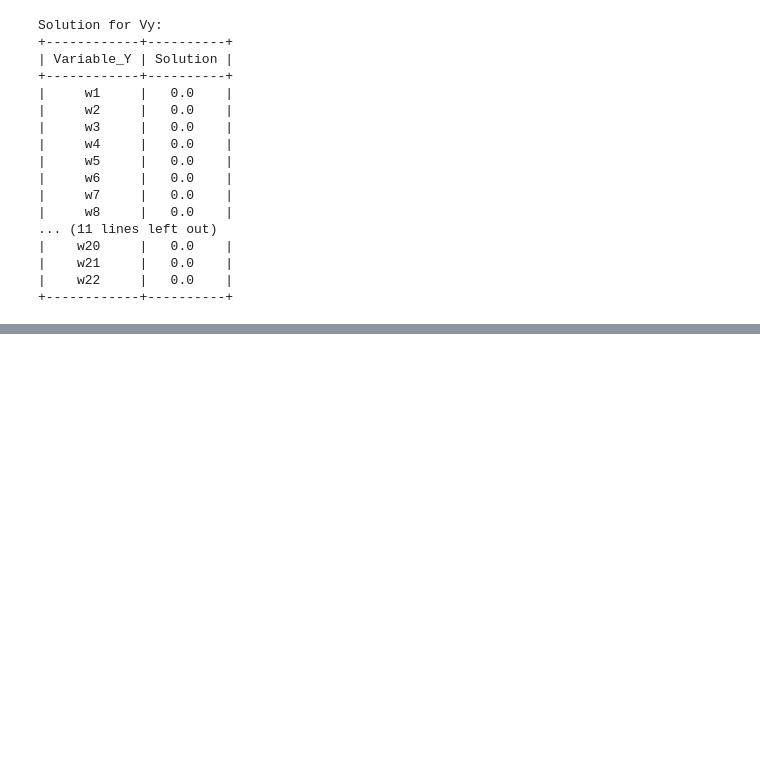
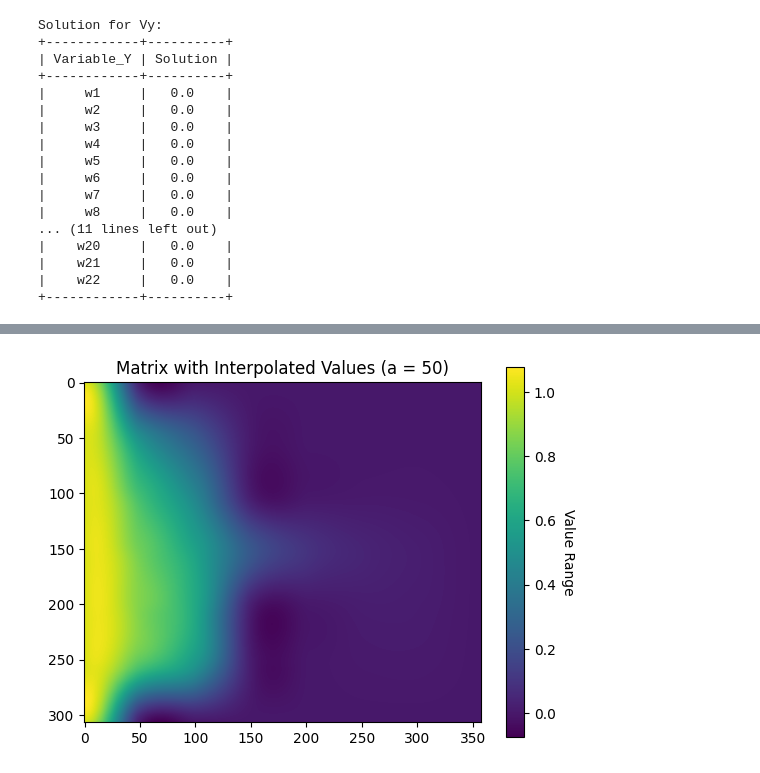
Before and after one commit to TheCryss/Fluid-Simulation, a Jupyter notebook: Simulacion.ipynb, the cells around one changed output, grey strips where cells are left out. Saved outputs shown, nothing was run; the diff lists cells and outputs as text; code cells hidden in the pictures; blank space fills up the shorter version.

Commit message:
Adding the visualization with bicubic interpolation

```diff
--- a/Simulacion.ipynb
+++ b/Simulacion.ipynb
@@ -657,0 +827,16 @@ Solution for Vy:
+# %%
+def calculate_all_beta_vectors(matrix):
+    """
+    Calculate all beta vectors required for bicubic splines using a given matrix.
+    """
+    matrix_dimensions = matrix.shape
+    beta_vectors = []
+
+    # Iterate over each area, determining the corresponding beta vector
+    for start_y in range(matrix_dimensions[0] - 1):
+        for start_x in range(matrix_dimensions[1] - 1):
+            current_area = [start_x, start_y]
+            beta_vector = calculate_beta_for_area(matrix, current_area)
+            beta_vectors.append(beta_vector)
+
+    return beta_vectors
@@ -657,0 +1009,31 @@ Solution for Vy:
+# %%
+import matplotlib.pyplot as plt
+
+# Set the amplification factor for interpolation
+amplification_factor = 50
+
+# Generate an amplified matrix with interpolated values using the bicubic splines method
+interpolated_matrix = amplification_matrix(matrix_values, amplification_factor)
+
+# Generate labels for x-axis and y-axis
+x_labels = [f"x{i}" for i in range(len(interpolated_matrix[0]))]
+y_labels = [f"y{i}" for i in range(len(interpolated_matrix))]
+
+# Plot the interpolated matrix
+fig, ax = plt.subplots()
+im = ax.imshow(interpolated_matrix)
+
+# # Add labels to the axes
+# ax.set_xticks(np.arange(len(x_labels)))
+# ax.set_yticks(np.arange(len(y_labels)))
+
+# Add colorbar legend
+colorbar = ax.figure.colorbar(im, ax=ax)
+colorbar.ax.set_ylabel("Value Range", rotation=-90, va="bottom")
+
+# Set the plot title
+plot_title = f"Matrix with Interpolated Values (a = {amplification_factor})"
+plt.title(plot_title)
+plt.show()
+# %% [output]
+[figure, added]
```
Also changed, not shown: parts of 12 cells of this notebook, 2 other files.
